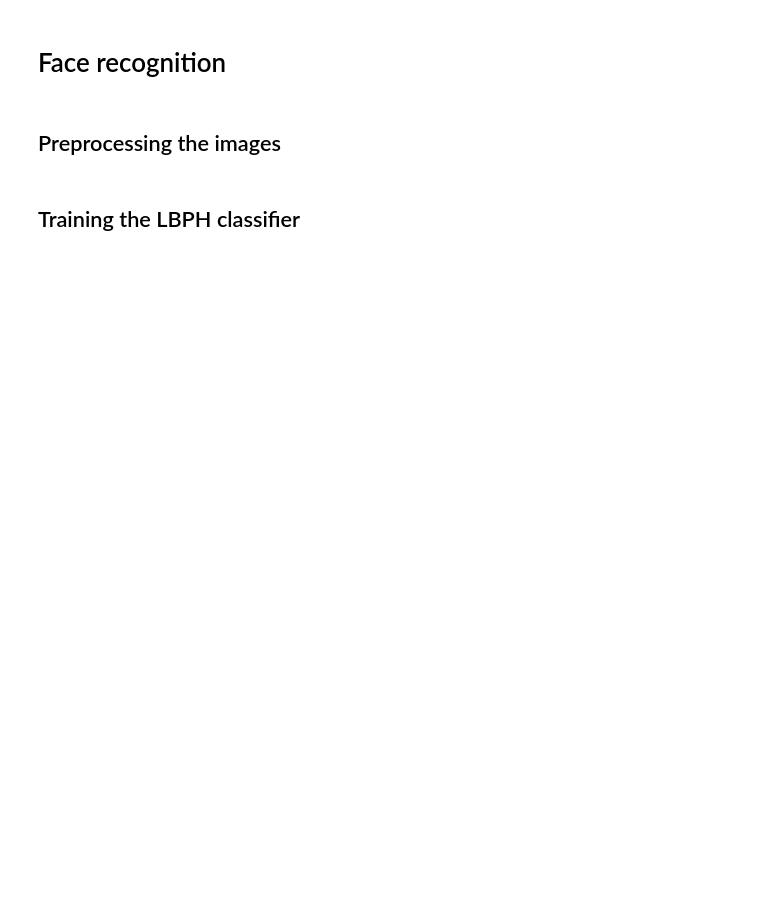
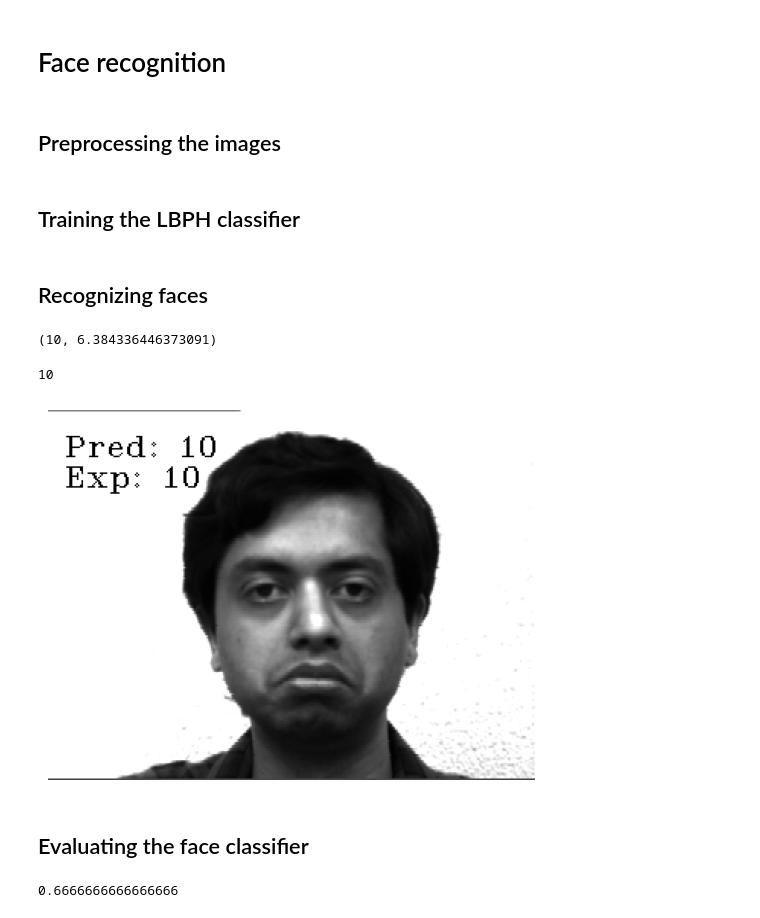
Before and after one commit to belacartaxo/computer-vision-masterclass, a Jupyter notebook: 02-face-recognition/practical-content.ipynb, the cells around one changed output. Drawn from its saved outputs; the diff is of its cells as text; code cells hidden in the pictures; blank space fills up the shorter version.

```diff
--- a/02-face-recognition/practical-content.ipynb
+++ b/02-face-recognition/practical-content.ipynb
@@ -39,3 +47,30 @@ ids, faces = get_image_data()
 lbph_classifier = cv2.face.LBPHFaceRecognizer_create()
 lbph_classifier.train(faces, ids)
 lbph_classifier.write('../classifiers/lbph_classifier.yml')
+# %% [markdown]
+## Recognizing faces
+# %%
+lbph_face_classifier = cv2.face.LBPHFaceRecognizer_create()
+lbph_face_classifier.read('../classifiers/lbph_classifier.yml')
+# %%
+test_image = '../datasets/yalefaces/test/subject10.sad.gif'
+image = Image.open(test_image).convert('L')
+image_np = np.array(image, 'uint8')
+# %%
+prediction = lbph_face_classifier.predict(image_np)
+prediction # return the class and the confidence
+# %% [output]
+(10, 6.384336446373091)
+# %%
+expected_output = int(os.path.split(test_image)[1].split('.')[0].replace('subject', ''))
+expected_output
+# %% [output]
+10
+# %%
+cv2.putText(image_np, 'Pred: ' + str(prediction[0]), (10, 30), cv2.FONT_HERSHEY_COMPLEX_SMALL, 1, (0, 255, 0))
+cv2.putText(image_np, 'Exp: ' + str(expected_output), (10, 50), cv2.FONT_HERSHEY_COMPLEX_SMALL, 1, (0, 255, 0))
+show_image(image_np)
+# %% [output]
+[figure, added]
+# %% [markdown]
+## Evaluating the face classifier
@@ -41,0 +92,5 @@ lbph_classifier.write('../classifiers/lbph_classifier.yml')
+# %%
+from sklearn.metrics import accuracy_score
+accuracy_score(expected_outputs, predictions)
+# %% [output]
+0.6666666666666666
```
Also changed, not shown: parts of 4 cells of this notebook, 1 other file.
